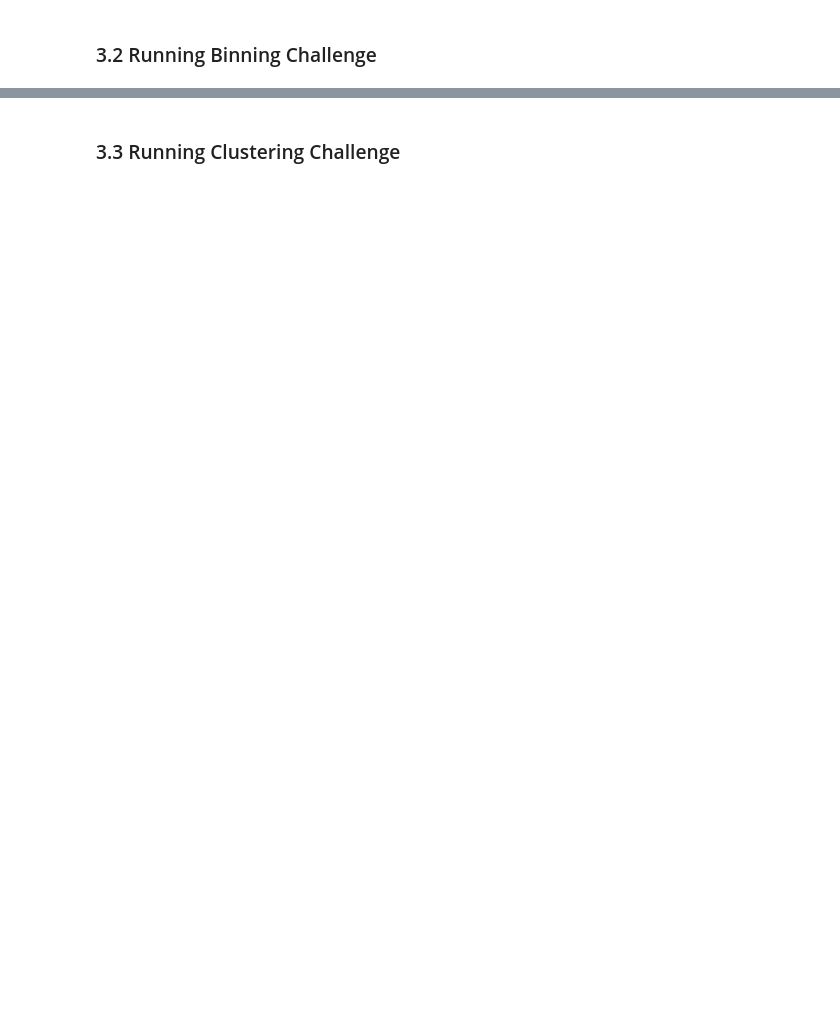
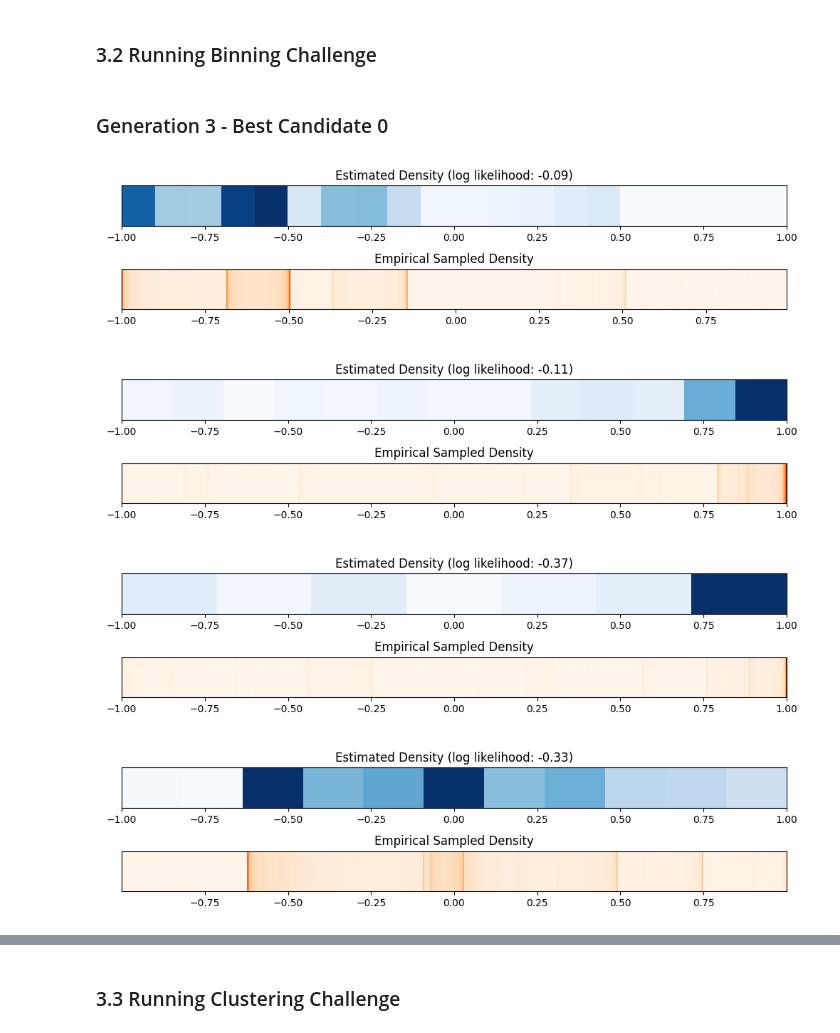
Before and after one commit to tig-foundation/automated-ai-innovator, a Jupyter notebook: quick_start.ipynb, the cells around one changed output, grey strips where cells are left out. Drawn from its saved outputs; the diff is of its cells as text; code cells hidden in the pictures; blank space fills up the shorter version.

```diff
--- a/quick_start.ipynb
+++ b/quick_start.ipynb
@@ -129,26 +140,32 @@ kde_ctx = my_autoinnovator.run(
 # %%
 from IPython.display import Image, display, clear_output, Markdown
 import time
 
 num_visualisations = 4
 def on_generation_done(ctx: Context):
     clear_output(wait=True)
     best_candidate = min(
         filter(lambda c: c.success, ctx.candidates[ctx.curr_generation]),
         key=lambda c: c.evaluation["test_log_likelihood_average"]
     )
     display(Markdown(f"### Generation {ctx.curr_generation} - Best Candidate {best_candidate.id}"))
     for i in range(num_visualisations):
         display(Image(filename=best_candidate.visualisation_path.format(i=i)))
     display(Image(filename=ctx.results_plot_path))
     time.sleep(1)
 
 binning_ctx = my_autoinnovator.run(
     llm=llm,
     challenge=binning_challenge,
-    num_generations=10,
+    num_generations=3,
     candidates_per_generation=1,
     experiment_dir=os.path.join("experiments", "binning"),
     num_visualisations_per_candidate=num_visualisations,
     on_generation_done=on_generation_done
 )
+# %% [output]
+### Generation 3 - Best Candidate 0
+[figure, added]
+[figure, added]
+[figure, added]
+[figure, added]
```
Also changed, not shown: parts of 4 cells of this notebook, 2 other files.
